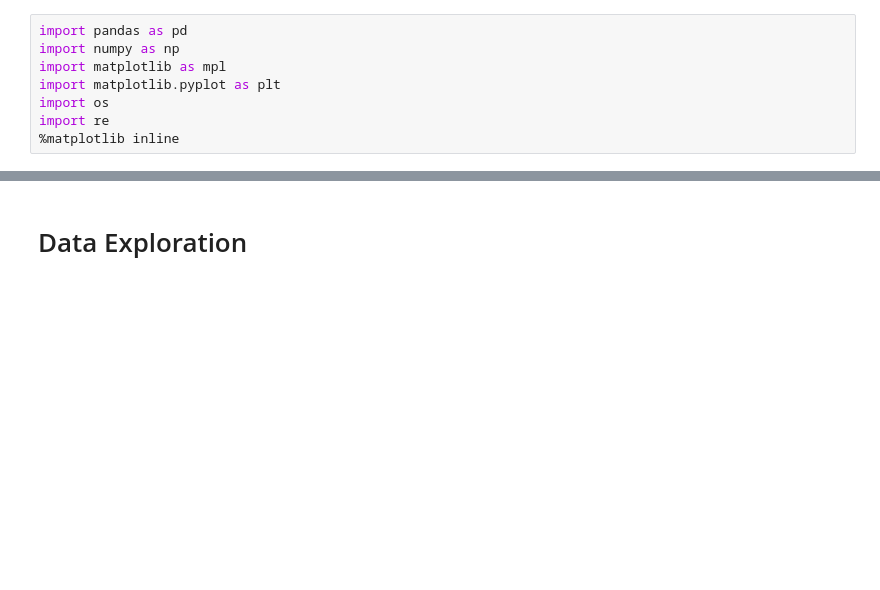
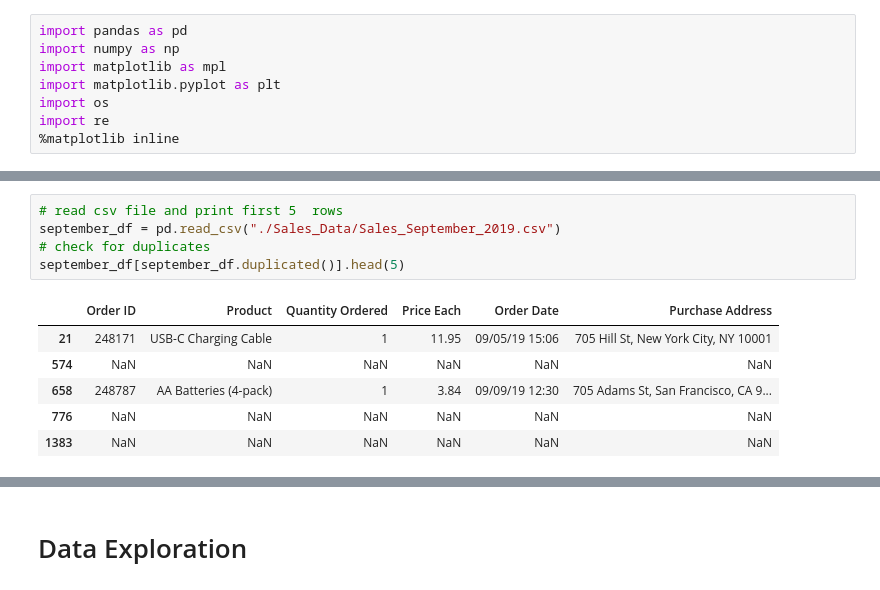
Before and after one commit to Passant-Abdelgalil/Data-Analysis-Project, a Jupyter notebook: notebook.ipynb, the cells around one changed output, grey strips where cells are left out. Cells and saved outputs as stored; diff of their text form; blank space fills up the shorter version.

```diff
--- a/notebook.ipynb
+++ b/notebook.ipynb
@@ -141,0 +74,12 @@ df['city'] = df['Purchase Address'].str.extract(r"(?:St, )(.*)(?:,\s.*)")
+# %%
+# read csv file and print first 5  rows
+september_df = pd.read_csv("./Sales_Data/Sales_September_2019.csv")
+# check for duplicates
+september_df[september_df.duplicated()].head(5)
+# %% [output]
+|  | Order ID | Product | Quantity Ordered | Price Each | Order Date | Purchase Address |
+| 21 | 248171 | USB-C Charging Cable | 1 | 11.95 | 09/05/19 15:06 | 705 Hill St, New York City, NY 10001 |
+| 574 | NaN | NaN | NaN | NaN | NaN | NaN |
+| 658 | 248787 | AA Batteries (4-pack) | 1 | 3.84 | 09/09/19 12:30 | 705 Adams St, San Francisco, CA 9... |
+| 776 | NaN | NaN | NaN | NaN | NaN | NaN |
+| 1383 | NaN | NaN | NaN | NaN | NaN | NaN |
```
Also changed, not shown: parts of 40 cells of this notebook.
